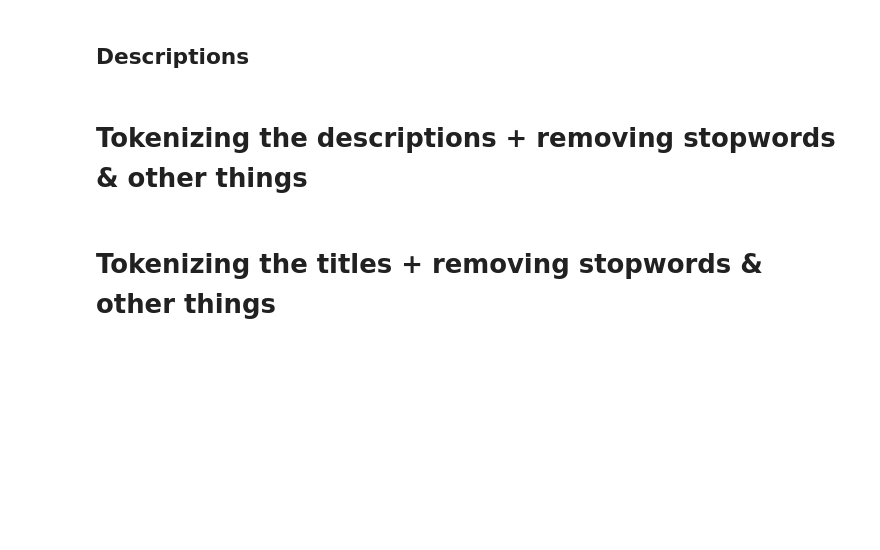
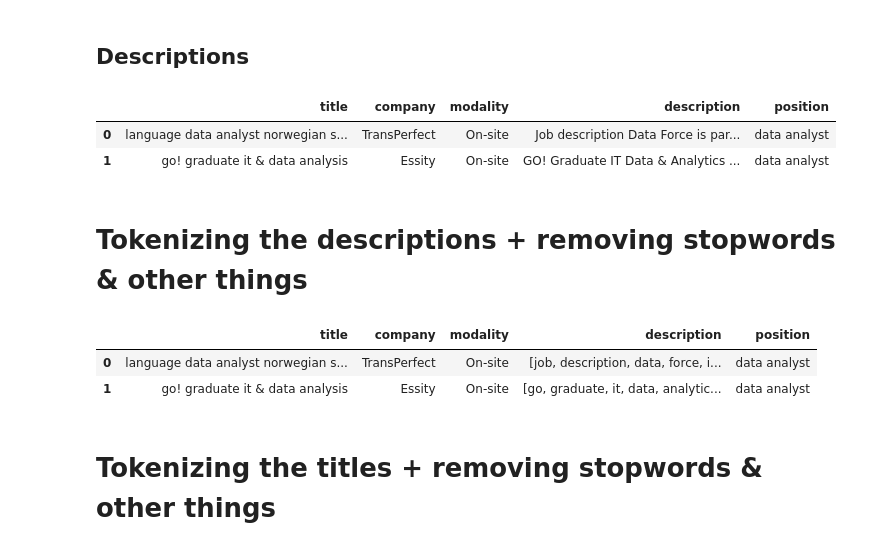
Before and after one commit to marc-soler/Ironhack_final_project, a Jupyter notebook: Code/2. Data Cleaning + EDA.ipynb, the cells around one changed output. Cells and saved outputs as stored; diff of their text form; code cells hidden in the pictures; blank space fills up the shorter version.

```diff
--- a/Code/2. Data Cleaning + EDA.ipynb
+++ b/Code/2. Data Cleaning + EDA.ipynb
@@ -202,7 +223,13 @@ df['description'] = df['description'].map(lambda x: x.replace('( ', '(').replace
 # Fixing some problems with the normalisation
 df['description'] = df['description'].map(lambda x: x.replace('ano', 'año').replace('anos', 'años'))
 # Translating the job offers in spanish
-df['description'] = df['description'].map(lambda x: str(TextBlob(x).translate(to='en'))if detect(x) == 'es' else x)
+#df['description'] = df['description'].map(lambda x: str(TextBlob(x).translate(to='en'))if detect(x) == 'es' else x)
+# %%
+df.head(2)
+# %% [output]
+|  | title | company | modality | description | position |
+| 0 | language data analyst norwegian s... | TransPerfect | On-site | Job description Data Force is par... | data analyst |
+| 1 | go! graduate it & data analysis | Essity | On-site | GO! Graduate IT Data & Analytics ... | data analyst |
 # %% [markdown]
 # Tokenizing the descriptions + removing stopwords & other things
 # %%
@@ -217,6 +244,12 @@ for index, des in df['description'].iteritems():
 def lemma(text):
     return [WordNetLemmatizer().lemmatize(w) for w in text]
 df['description'] = df['description'].apply(lemma)
+# %%
+df.head(2)
+# %% [output]
+|  | title | company | modality | description | position |
+| 0 | language data analyst norwegian s... | TransPerfect | On-site | [job, description, data, force, i... | data analyst |
+| 1 | go! graduate it & data analysis | Essity | On-site | [go, graduate, it, data, analytic... | data analyst |
 # %% [markdown]
 # Tokenizing the titles + removing stopwords & other things
 # %%
```
Also changed, not shown: parts of 5 cells of this notebook, 10 other files.
